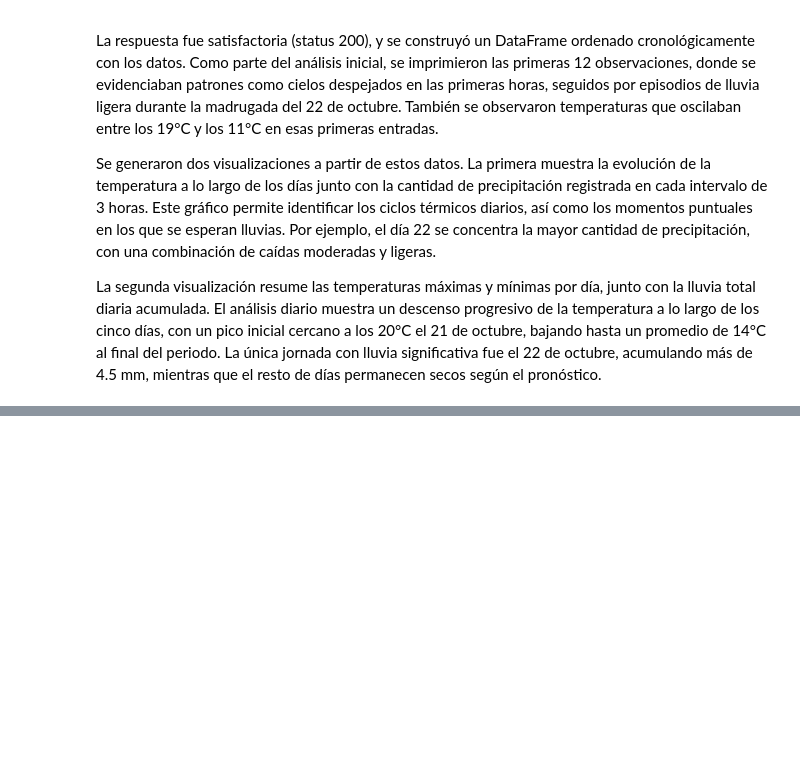
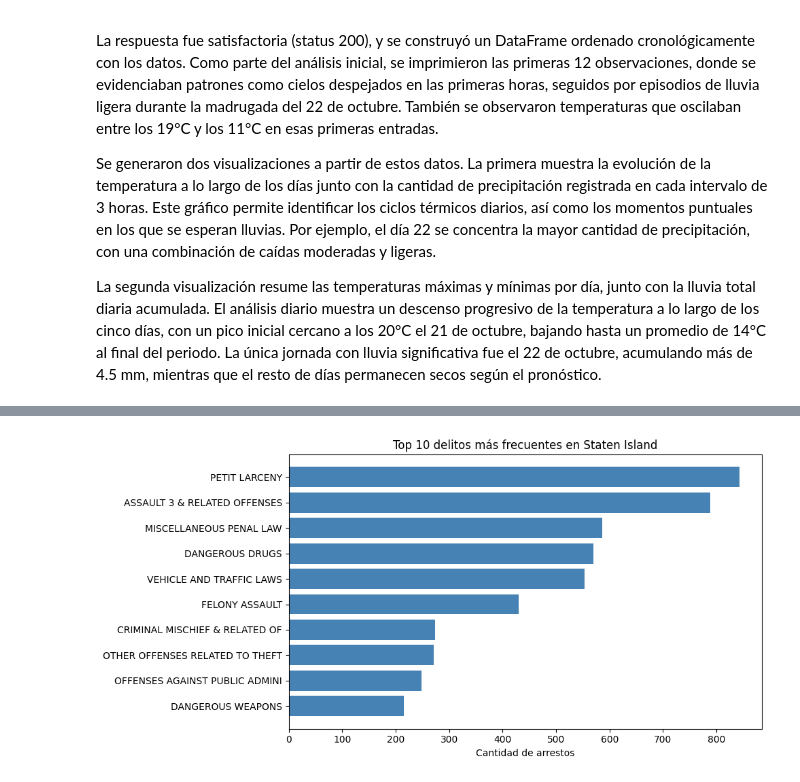
Before and after one commit to juliancramos/analisis-exploratorio-nueva-york, a Jupyter notebook: analisis-exploratorio-ny.ipynb, the cells around one changed output, grey strips where cells are left out. Drawn from its saved outputs; the diff is of its cells as text; code cells hidden in the pictures; blank space fills up the shorter version.

```diff
--- a/analisis-exploratorio-ny.ipynb
+++ b/analisis-exploratorio-ny.ipynb
@@ -2617,0 +3154,13 @@ Ubicación: New York, US
+# %%
+# Gráfica Staten Island
+plt.figure(figsize=(10, 5))
+plt.barh(staten_pd["OFNS_DESC"], staten_pd["Cantidad"], color='steelblue')
+plt.xlabel("Cantidad de arrestos")
+plt.title("Top 10 delitos más frecuentes en Staten Island")
+plt.gca().invert_yaxis()
+plt.tight_layout()
+plt.savefig(f"{output_dir}/delitos_staten_island.png")
+plt.show()  # Mostrar en notebook
+plt.close()
+# %% [output]
+[figure, added]
```
Also changed, not shown: parts of 125 cells of this notebook.
